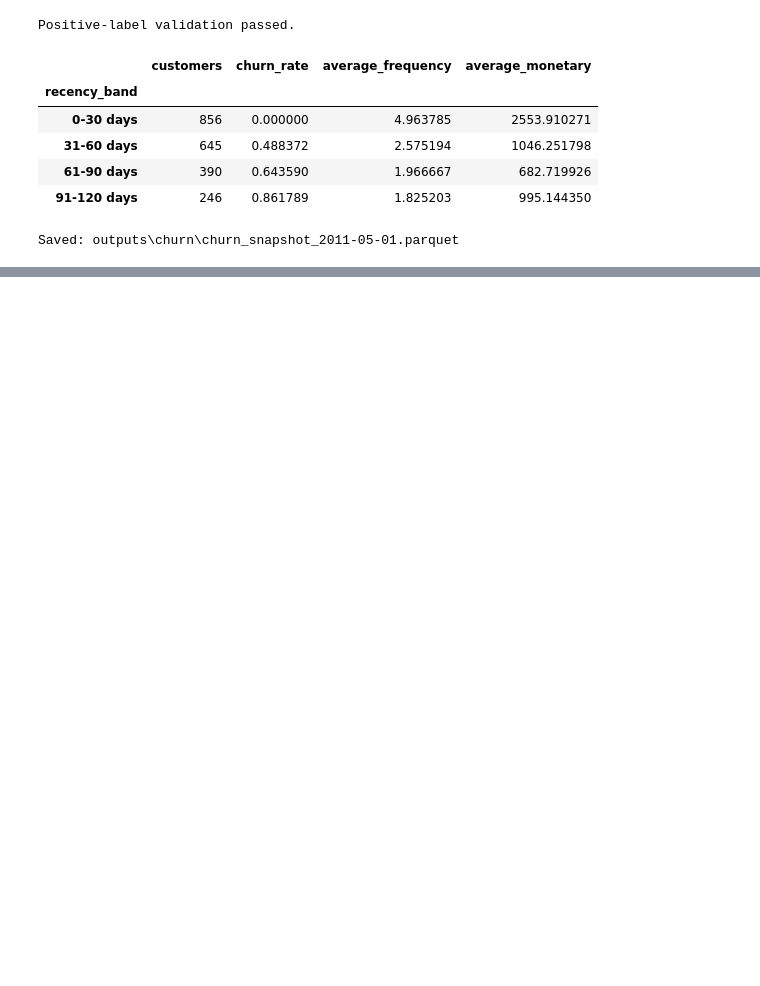
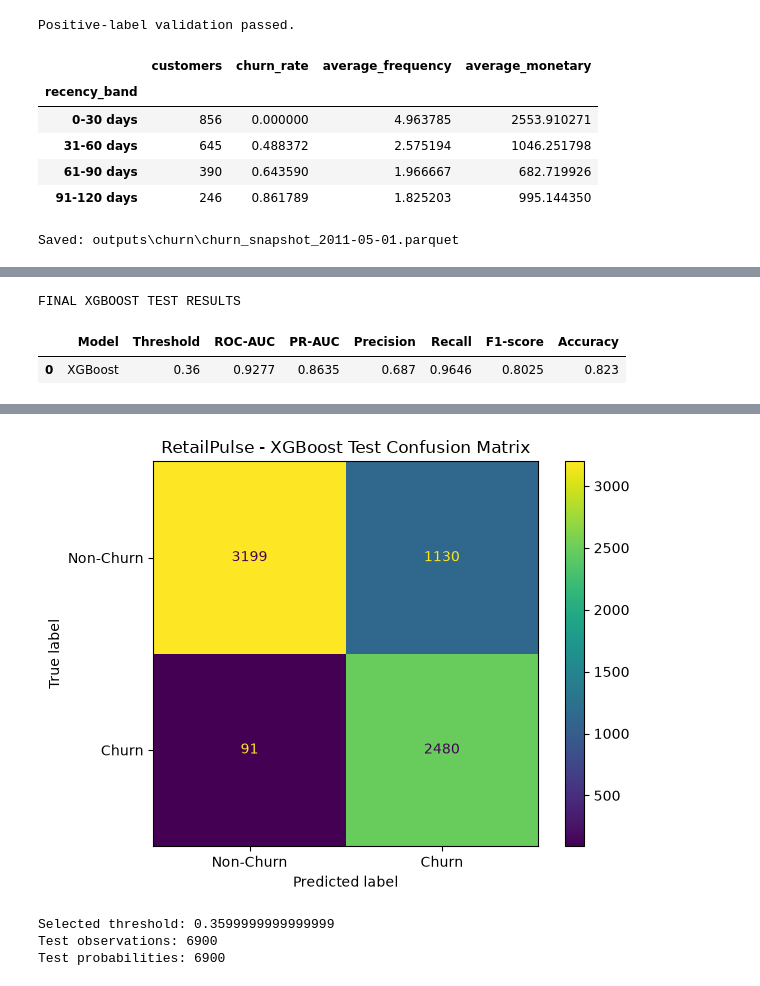
Before and after one commit to Rushankparab1234/retailpulse, a Jupyter notebook: notebooks/04_Churn_Prediction.ipynb, the cells around one changed output, grey strips where cells are left out. Saved outputs shown, nothing was run; the diff lists cells and outputs as text; code cells hidden in the pictures; blank space fills up the shorter version.

```diff
--- a/notebooks/04_Churn_Prediction.ipynb
+++ b/notebooks/04_Churn_Prediction.ipynb
@@ -1743,0 +3898,75 @@ Numeric summary:
+# %%
+# RetailPulse: Final XGBoost Evaluation on the Untouched Test Set
+
+from sklearn.metrics import (
+    roc_auc_score,
+    average_precision_score,
+    precision_score,
+    recall_score,
+    f1_score,
+    accuracy_score,
+    confusion_matrix,
+    classification_report,
+    ConfusionMatrixDisplay
+)
+
+# Use the trained XGBoost pipeline from the previous cells.
+# Do not retrain the model or modify the test data here.
+
+FINAL_THRESHOLD = BEST_THRESHOLD
+
+# Generate probabilities for the untouched test set.
+xgb_test_probabilities = xgboost_pipeline.predict_proba(X_test)[:, 1]
+
+# Apply the threshold selected using validation data.
+xgb_test_predictions = (xgb_test_probabilities >= FINAL_THRESHOLD).astype(int)
+
+# Calculate test-set metrics.
+test_metrics = {
+    "Model": "XGBoost",
+    "Threshold": FINAL_THRESHOLD,
+    "ROC-AUC": roc_auc_score(y_test,xgb_test_probabilities),
+    "PR-AUC": average_precision_score(y_test,xgb_test_probabilities),
+    "Precision": precision_score(y_test,xgb_test_predictions,zero_division=0),
+    "Recall": recall_score(y_test,xgb_test_predictions,zero_division=0),
+    "F1-score": f1_score(y_test,xgb_test_predictions,zero_division=0),
+    "Accuracy": accuracy_score(y_test,xgb_test_predictions)
+}
+
+test_metrics_df = pd.DataFrame([test_metrics])
+
+print("FINAL XGBOOST TEST RESULTS")
+display(test_metrics_df.round(4))
+
+# Confusion matrix.
+cm = confusion_matrix(y_test,xgb_test_predictions,labels=[0, 1])
+
+print("\nConfusion Matrix:")
+print(pd.DataFrame(cm,index=["Actual Non-Churn", "Actual Churn"],columns=["Predicted Non-Churn", "Predicted Churn"]))
+
+# Detailed classification report.
+print("\nClassification Report:")
+print(classification_report(
+        y_test,
+        xgb_test_predictions,
+        target_names=["Non-Churn", "Churn"],
+        digits=4,
+        zero_division=0
+    )
+)
+
+# Visualize the confusion matrix.
+disp = ConfusionMatrixDisplay(confusion_matrix=cm,display_labels=["Non-Churn", "Churn"])
+
+disp.plot(values_format="d")
+plt.title("RetailPulse - XGBoost Test Confusion Matrix")
+plt.tight_layout()
+plt.show()
+
+print("\nSelected threshold:", FINAL_THRESHOLD)
+print("Test observations:", len(y_test))
+print("Test probabilities:", len(xgb_test_probabilities))
+# %% [output]
+FINAL XGBOOST TEST RESULTS
+|  | Model | Threshold | ROC-AUC | PR-AUC | Precision | Recall | F1-score | Accuracy |
+| 0 | XGBoost | 0.36 | 0.9277 | 0.8635 | 0.687 | 0.9646 | 0.8025 | 0.823 |
@@ -1743,0 +3987,4 @@ Numeric summary:
+[figure, added]
+Selected threshold: 0.3599999999999999
+Test observations: 6900
+Test probabilities: 6900
```
Also changed, not shown: parts of 82 cells of this notebook, 37 other files.
